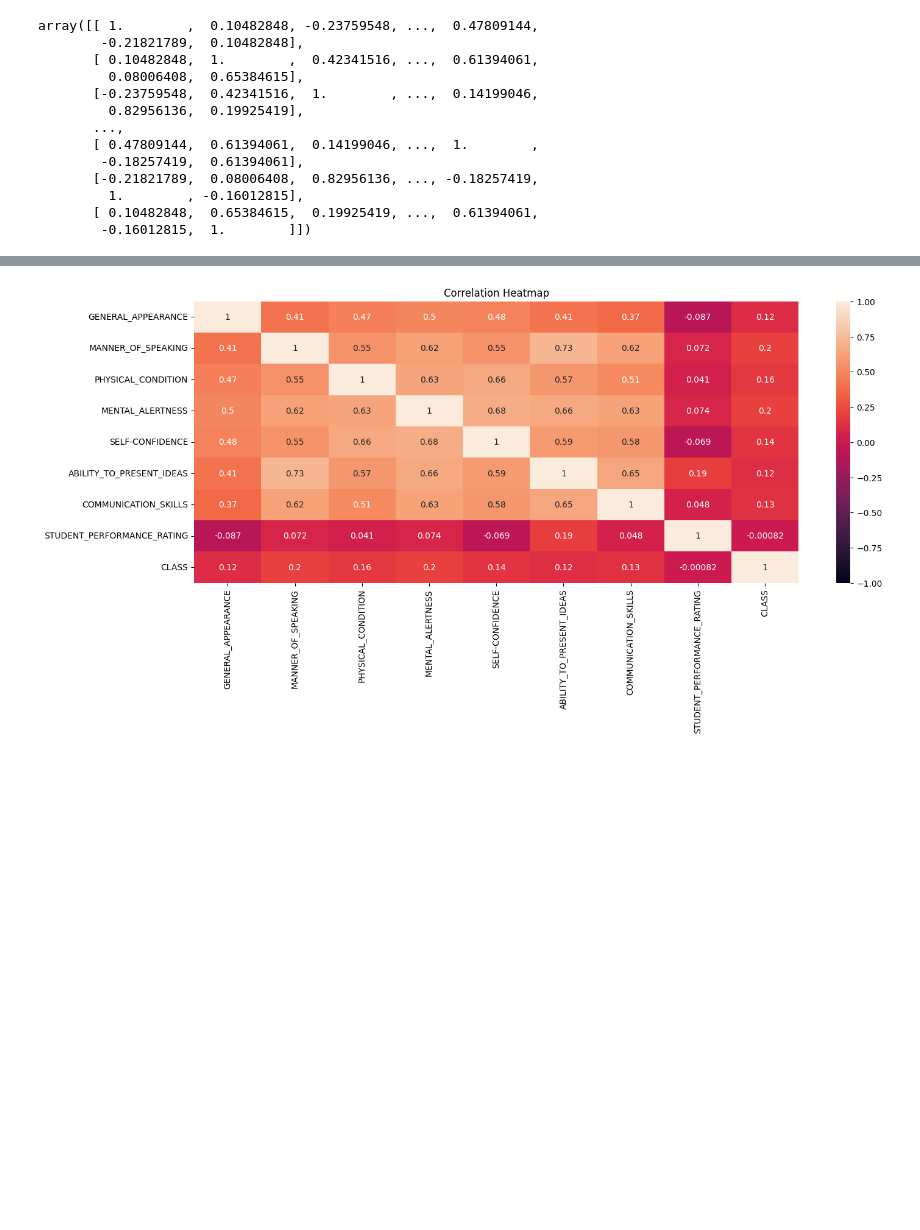
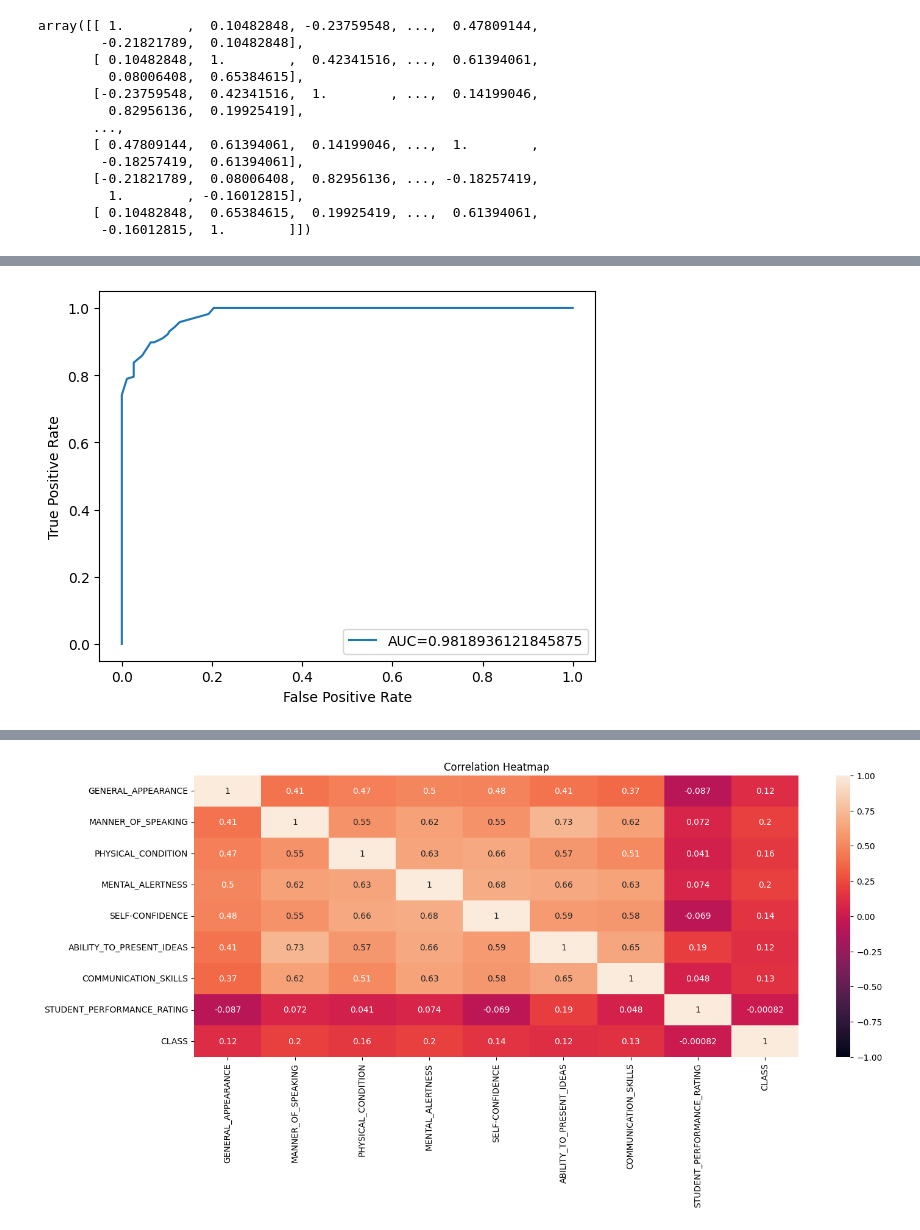
Before and after one commit to fdemberga2/MODESIM-PD, a Jupyter notebook: Project Delivarable/LogReg_PD.ipynb, the cells around one changed output, grey strips where cells are left out. Drawn from its saved outputs; the diff is of its cells as text; code cells hidden in the pictures; blank space fills up the shorter version.

```diff
--- a/Project Delivarable/LogReg_PD.ipynb
+++ b/Project Delivarable/LogReg_PD.ipynb
@@ -267,0 +293,9 @@ array([0., 1., 0., 1., 1., 0., 0., 1., 0., 0., 1., 0., 1., 1., 0., 1., 1.,
+# %%
+from sklearn.metrics import classification_report, roc_auc_score
+# Classification report
+class_report = classification_report(Y_test, Yhat)
+print("Classification Report: \n", class_report)
+# AUC-ROC score
+Yhat_proba = tree_cv.predict_proba(X_test)[:,1]
+auc_roc = roc_auc_score(Y_test, Yhat_proba)
+print("AUC-ROC Score: ", auc_roc)
@@ -268,3 +314,15 @@ array([0., 1., 0., 1., 1., 0., 0., 1., 0., 0., 1., 0., 1., 1., 0., 1., 1.,
+# %%
+#define metrics
+fpr, tpr, _ = metrics.roc_curve(Y_test,  Yhat_proba)
+auc = metrics.roc_auc_score(Y_test,  Yhat_proba)
+#create ROC curve
+plt.plot(fpr,tpr,label="AUC="+str(auc))
+plt.ylabel('True Positive Rate')
+plt.xlabel('False Positive Rate')
+plt.legend(loc=4)
+plt.show()
+# %% [output]
+[figure, added]
 # %%
 # OBJECTIVE 4 & 6
 # Method that performed best
```
Also changed, not shown: parts of 20 cells of this notebook, 1 other file.
